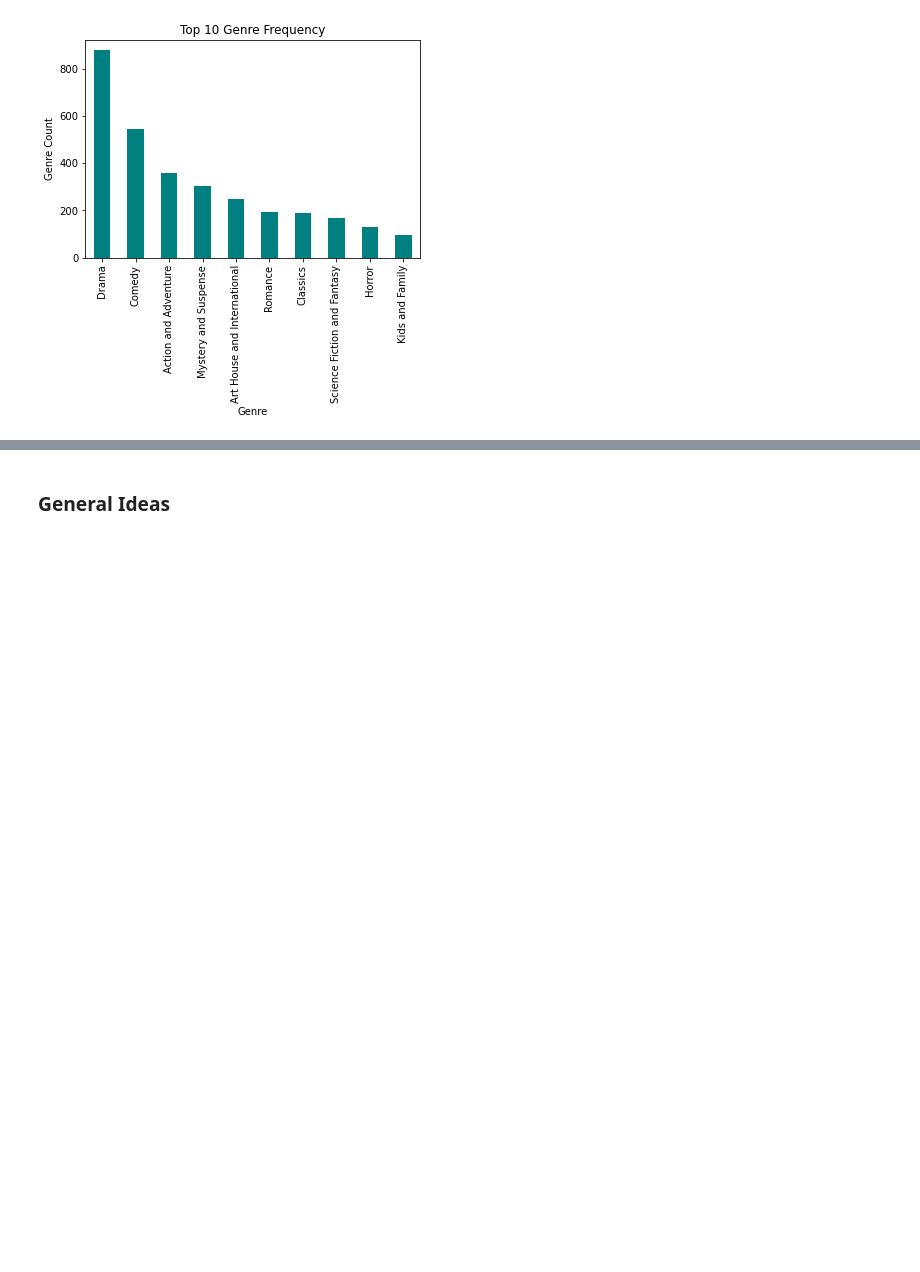
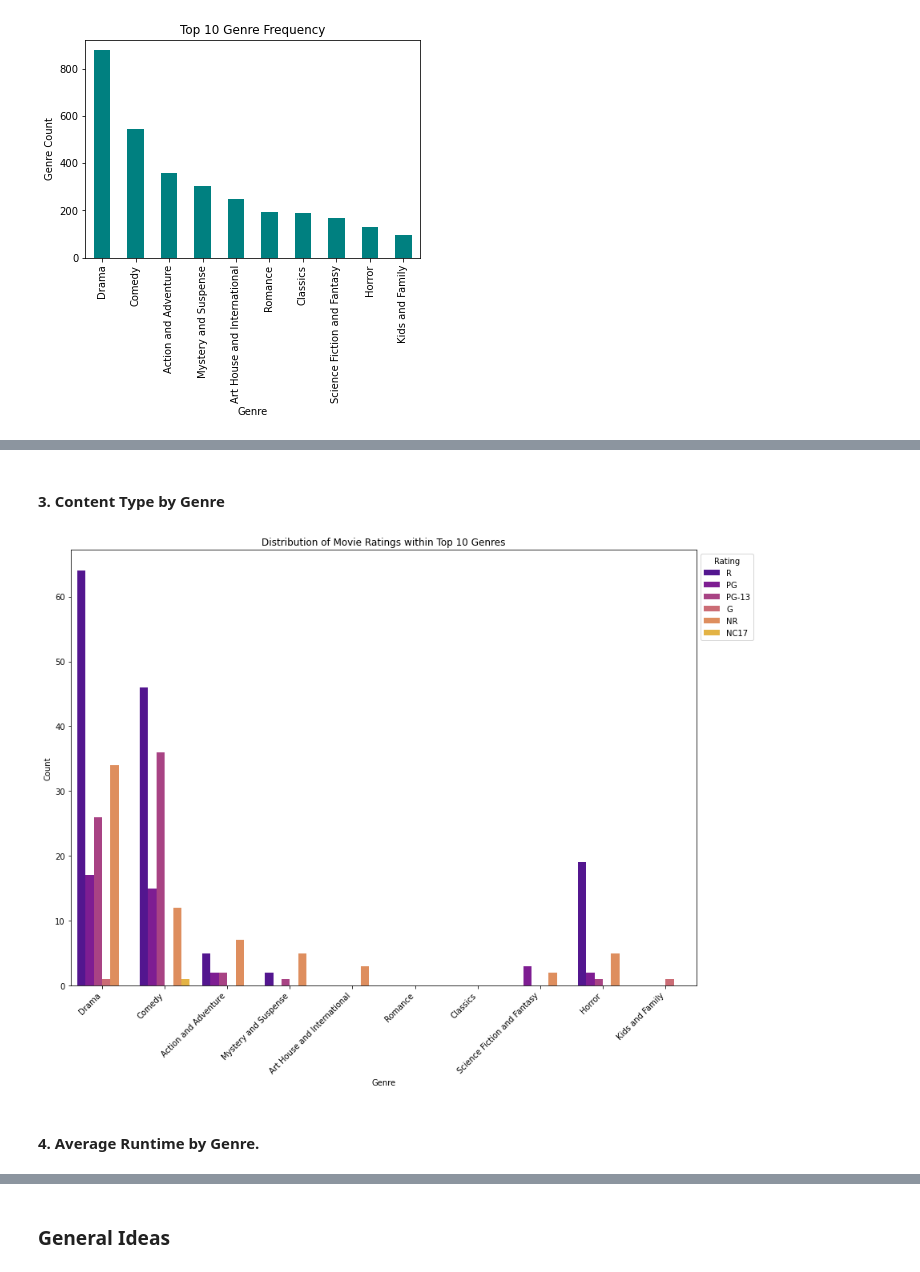
Before and after one commit to JulieMusangi/Film-Performance-Insights, a Jupyter notebook: analysis.ipynb, the cells around one changed output, grey strips where cells are left out. Drawn from its saved outputs; the diff is of its cells as text; code cells hidden in the pictures; blank space fills up the shorter version.

```diff
--- a/analysis.ipynb
+++ b/analysis.ipynb
@@ -586,0 +609,21 @@ plt.show()
+# %% [markdown]
+#### 3. Content Type by Genre
+# %%
+# Filtering dataframe to include only rows with one of the top 10 genres
+top_ten_genres_list = df2['genre'].str.split('|').explode().value_counts().head(10).index.tolist()
+filtered_df = df2[df2['genre'].str.split('|').apply(lambda x: any(item in x for item in top_ten_genres_list))]
+
+# Plotting
+plt.figure(figsize=(14, 10))
+
+# Plotting count of movie ratings for each of the top 10 genres
+sns.countplot(data=filtered_df, x='genre', hue='rating', palette='plasma', order=top_ten_genres_list)
+plt.title('Distribution of Movie Ratings within Top 10 Genres')
+plt.xlabel('Genre')
+plt.ylabel('Count')
+plt.xticks(rotation=45, ha='right')
+plt.legend(title='Rating', bbox_to_anchor=(1, 1));
+# %% [output]
+[figure, added]
+# %% [markdown]
+#### 4. Average Runtime by Genre.
```
Also changed, not shown: parts of 8 cells of this notebook.
